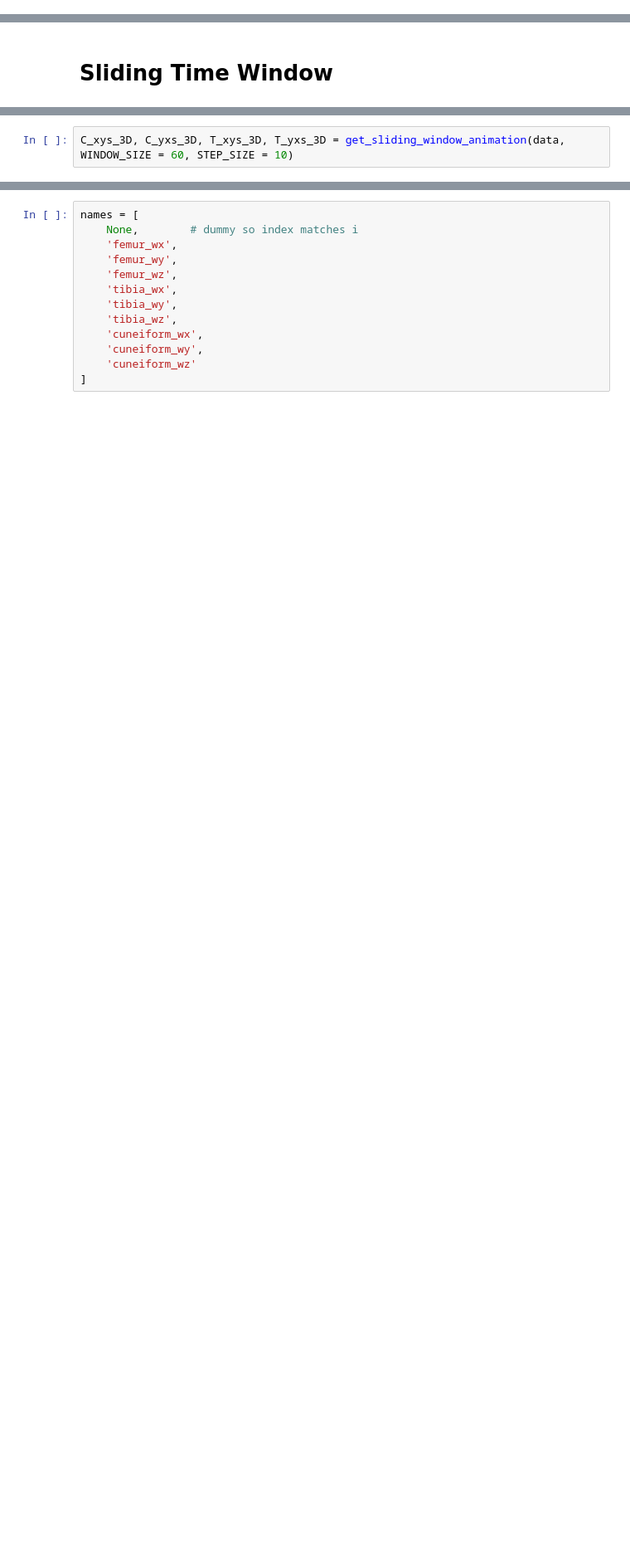
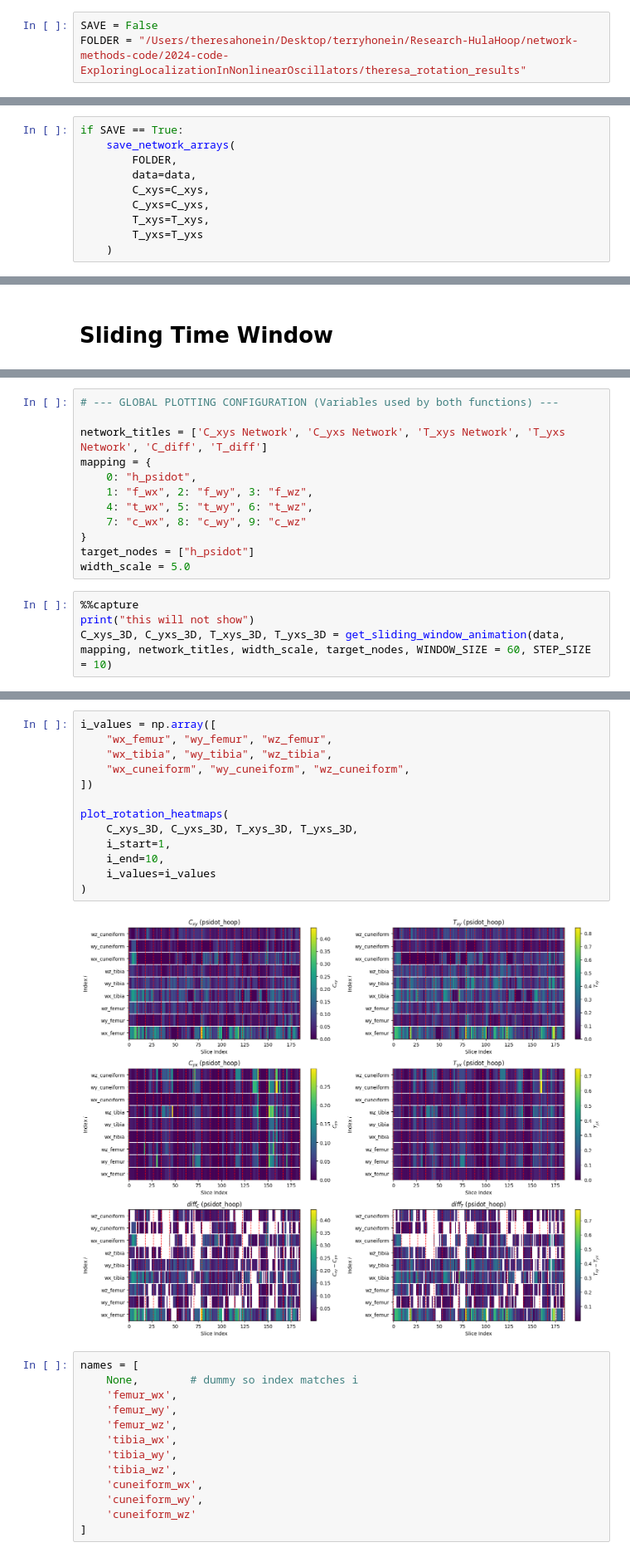
Before and after one commit to ThH00/biomechanics-hula-hoop, a Jupyter notebook: network-methods-code/2024-code-ExploringLocalizationInNonlinearOscillators/network_analysis_rotation_mix.ipynb, the cells around one changed output, grey strips where cells are left out. Shown at 83% size. Cells and saved outputs as stored; diff of their text form; blank space fills up the shorter version.

Commit message:
cleanup and generating new data

```diff
--- a/network-methods-code/2024-code-ExploringLocalizationInNonlinearOscillators/network_analysis_rotation_mix.ipynb
+++ b/network-methods-code/2024-code-ExploringLocalizationInNonlinearOscillators/network_analysis_rotation_mix.ipynb
@@ -104,3 +95,6 @@ data = np.vstack([time, h_dpsi_dt, time, f_wx, time, f_wy, time, f_wz, time, t_w
 
 # cutting to active region
 data = data[694:2588,:]
+# %%
+SAVE = False
+FOLDER = "/Users/theresahonein/Desktop/terryhonein/Research-HulaHoop/network-methods-code/2024-code-ExploringLocalizationInNonlinearOscillators/theresa_rotation_results"
@@ -302,0 +111,10 @@ plt.show()
+# %%
+if SAVE == True:
+    save_network_arrays(
+        FOLDER,
+        data=data,
+        C_xys=C_xys,
+        C_yxs=C_yxs,
+        T_xys=T_xys,
+        T_yxs=T_yxs
+    )
@@ -524,2 +145,16 @@ def get_sliding_window_animation(data2, WINDOW_SIZE = 20, STEP_SIZE = 5):
+# %%
+# --- GLOBAL PLOTTING CONFIGURATION (Variables used by both functions) ---
+
+network_titles = ['C_xys Network', 'C_yxs Network', 'T_xys Network', 'T_yxs Network', 'C_diff', 'T_diff']
+mapping = {
+    0: "h_psidot",
+    1: "f_wx", 2: "f_wy", 3: "f_wz",
+    4: "t_wx", 5: "t_wy", 6: "t_wz",
+    7: "c_wx", 8: "c_wy", 9: "c_wz"
+}
+target_nodes = ["h_psidot"]
+width_scale = 5.0
 # %%
-C_xys_3D, C_yxs_3D, T_xys_3D, T_yxs_3D = get_sliding_window_animation(data, WINDOW_SIZE = 60, STEP_SIZE = 10)
+%%capture
+print("this will not show")
+C_xys_3D, C_yxs_3D, T_xys_3D, T_yxs_3D = get_sliding_window_animation(data, mapping, network_titles, width_scale, target_nodes, WINDOW_SIZE = 60, STEP_SIZE = 10)
@@ -602,3 +161,18 @@ plt.savefig('heatmaps_rotation_mix.pdf')
+# %%
+i_values = np.array([
+    "wx_femur", "wy_femur", "wz_femur",
+    "wx_tibia", "wy_tibia", "wz_tibia",
+    "wx_cuneiform", "wy_cuneiform", "wz_cuneiform",
+])
+
+plot_rotation_heatmaps(
+    C_xys_3D, C_yxs_3D, T_xys_3D, T_yxs_3D,
+    i_start=1,
+    i_end=10,
+    i_values=i_values
+)
+# %% [output]
+[figure, added]
 # %%
 names = [
     None,        # dummy so index matches i
```
Also changed, not shown: parts of 18 cells of this notebook, 2 other files.
